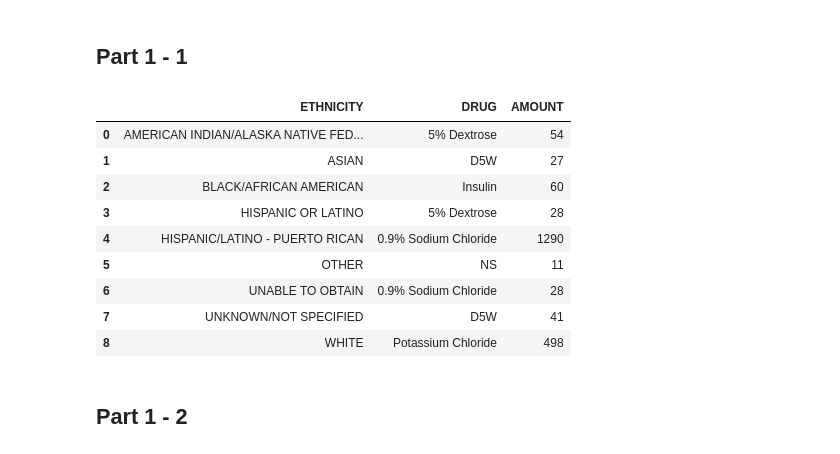
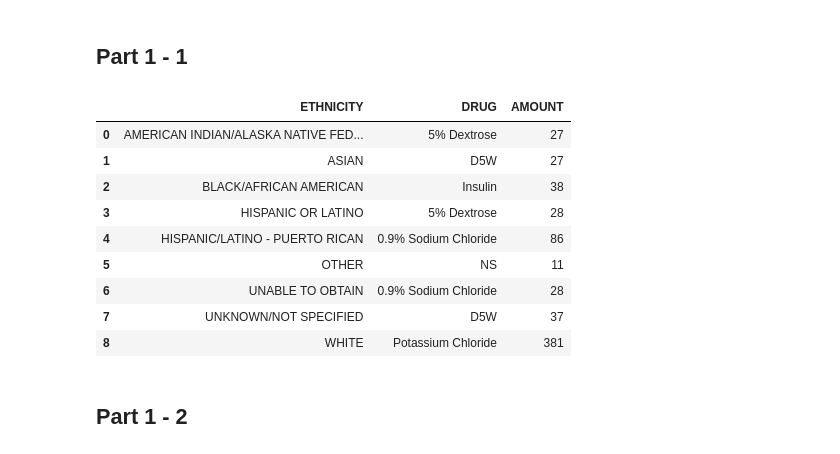
Before and after one commit to sabian147/DE300, a Jupyter notebook: Homework_2/sna3362_HW2.ipynb, the cells around one changed output. Drawn from its saved outputs; the diff is of its cells as text; code cells hidden in the pictures.

```diff
--- a/Homework_2/sna3362_HW2.ipynb
+++ b/Homework_2/sna3362_HW2.ipynb
@@ -62,35 +62,34 @@ conn.execute("""
 # %%
 df_top_drugtype_by_ethnicity = conn.execute("""
 SELECT
     ETHNICITY AS ETHNICITY,
     DRUG AS DRUG,
     AMOUNT
 FROM (
     SELECT
         ADMISSIONS.ETHNICITY,
         PRESCRIPTIONS.DRUG,
         COUNT(*) AS AMOUNT
     FROM PRESCRIPTIONS
-    JOIN ADMISSIONS ON PRESCRIPTIONS.SUBJECT_ID = ADMISSIONS.SUBJECT_ID
-    WHERE DOSE_VAL_RX ~ '^[0-9]+(\\.[0-9]+)?$'
+    JOIN ADMISSIONS ON PRESCRIPTIONS.HADM_ID = ADMISSIONS.HADM_ID
     GROUP BY ADMISSIONS.ETHNICITY, PRESCRIPTIONS.DRUG
 ) AS counts
 QUALIFY AMOUNT = MAX(AMOUNT) OVER (PARTITION BY ETHNICITY)
 ORDER BY ETHNICITY;
 """).fetchdf()
 
 df_top_drugtype_by_ethnicity
 # %% [output]
 |  | ETHNICITY | DRUG | AMOUNT |
-| 0 | AMERICAN INDIAN/ALASKA NATIVE FED... | 5% Dextrose | 54 |
+| 0 | AMERICAN INDIAN/ALASKA NATIVE FED... | 5% Dextrose | 27 |
 | 1 | ASIAN | D5W | 27 |
-| 2 | BLACK/AFRICAN AMERICAN | Insulin | 60 |
+| 2 | BLACK/AFRICAN AMERICAN | Insulin | 38 |
 | 3 | HISPANIC OR LATINO | 5% Dextrose | 28 |
-| 4 | HISPANIC/LATINO - PUERTO RICAN | 0.9% Sodium Chloride | 1290 |
+| 4 | HISPANIC/LATINO - PUERTO RICAN | 0.9% Sodium Chloride | 86 |
 | 5 | OTHER | NS | 11 |
 | 6 | UNABLE TO OBTAIN | 0.9% Sodium Chloride | 28 |
-| 7 | UNKNOWN/NOT SPECIFIED | D5W | 41 |
-| 8 | WHITE | Potassium Chloride | 498 |
+| 7 | UNKNOWN/NOT SPECIFIED | D5W | 37 |
+| 8 | WHITE | Potassium Chloride | 381 |
 # %% [markdown]
 ## Part 1 - 2
 # %%
```
Also changed, not shown: parts of 37 cells of this notebook, 2 other files.
